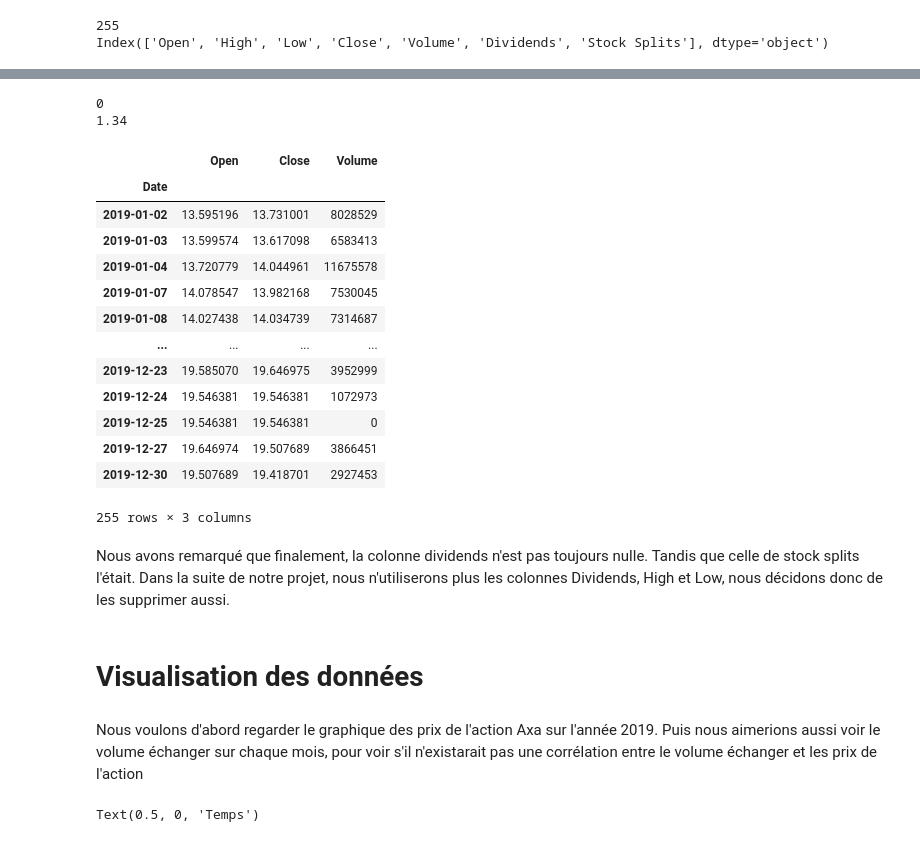
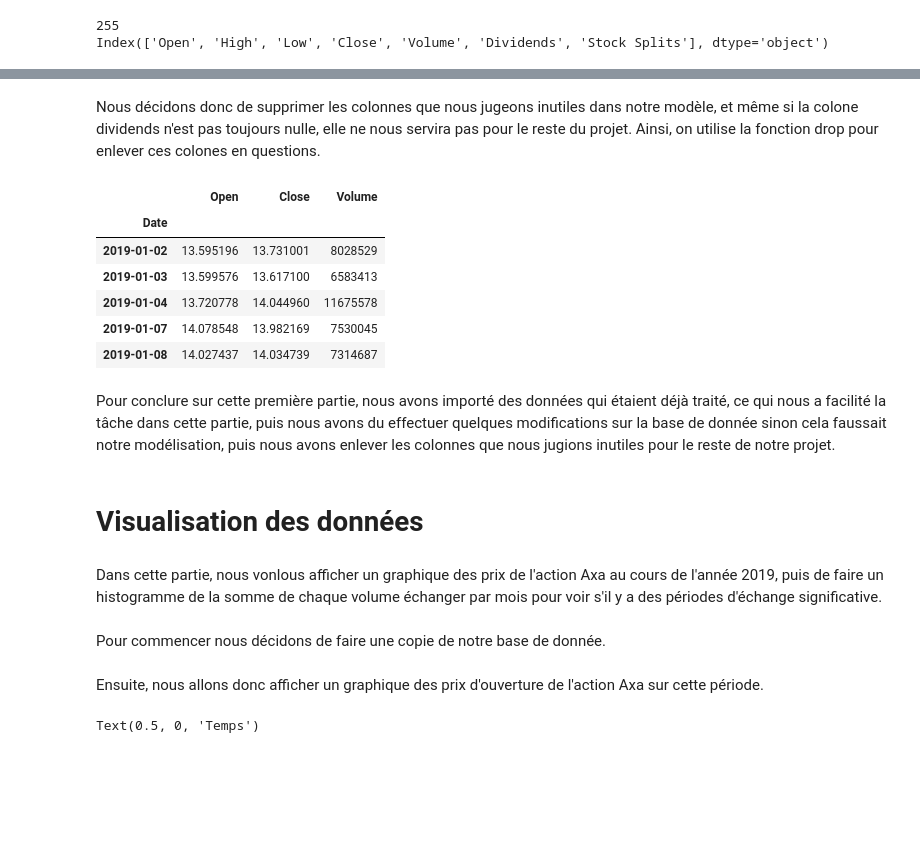
Before and after one commit to antoinerougier/Projet-Python-pour-la-data-science-, a Jupyter notebook: ProjetPython_v20221216.ipynb, the cells around one changed output, grey strips where cells are left out. Cells and saved outputs as stored; diff of their text form; code cells hidden in the pictures; blank space fills up the shorter version.

```diff
--- a/ProjetPython_v20221216.ipynb
+++ b/ProjetPython_v20221216.ipynb
@@ -122,30 +136,21 @@ df_init
-# %%
-print(max(df_init['Stock Splits']))
-print(max(df_init['Dividends']))
-
-#On peut donc supprimer la colonne Stock Splits
-df_init = df_init.drop(columns =  ["Low", "High", "Dividends","Stock Splits"])
-df_init
-# %% [output]
-0
-1.34
-|  | Open | Close | Volume |
-| Date |  |  |  |
-| 2019-01-02 | 13.595196 | 13.731001 | 8028529 |
-| 2019-01-03 | 13.599574 | 13.617098 | 6583413 |
-| 2019-01-04 | 13.720779 | 14.044961 | 11675578 |
-| 2019-01-07 | 14.078547 | 13.982168 | 7530045 |
-| 2019-01-08 | 14.027438 | 14.034739 | 7314687 |
-| ... | ... | ... | ... |
-| 2019-12-23 | 19.585070 | 19.646975 | 3952999 |
-| 2019-12-24 | 19.546381 | 19.546381 | 1072973 |
-| 2019-12-25 | 19.546381 | 19.546381 | 0 |
-| 2019-12-27 | 19.646974 | 19.507689 | 3866451 |
-| 2019-12-30 | 19.507689 | 19.418701 | 2927453 |
-255 rows × 3 columns
-# %% [markdown]
-Nous avons remarqué que finalement, la colonne dividends n'est pas toujours nulle. Tandis que celle de stock splits l'était. Dans la suite de notre projet, nous n'utiliserons plus les colonnes Dividends, High et Low, nous décidons donc de les supprimer aussi.
+# %% [markdown]
+Nous décidons donc de supprimer les colonnes que nous jugeons inutiles dans notre modèle, et même si la colone dividends n'est pas toujours nulle, elle ne nous servira pas pour le reste du projet. Ainsi, on utilise la fonction drop pour enlever ces colones en questions.
+# %%
+df_init = df_init.drop(columns =  ["Low", "High", "Dividends","Stock Splits"])
+df_init.head()
+# %% [output]
+|  | Open | Close | Volume |
+| Date |  |  |  |
+| 2019-01-02 | 13.595196 | 13.731001 | 8028529 |
+| 2019-01-03 | 13.599576 | 13.617100 | 6583413 |
+| 2019-01-04 | 13.720778 | 14.044960 | 11675578 |
+| 2019-01-07 | 14.078548 | 13.982169 | 7530045 |
+| 2019-01-08 | 14.027437 | 14.034739 | 7314687 |
+# %% [markdown]
+Pour conclure sur cette première partie, nous avons importé des données qui étaient déjà traité, ce qui nous a facilité la tâche dans cette partie, puis nous avons du effectuer quelques modifications sur la base de donnée sinon cela faussait notre modélisation, puis nous avons enlever les colonnes que nous jugions inutiles pour le reste de notre projet.
 # %% [markdown]
 # Visualisation des données
 # %% [markdown]
-Nous voulons d'abord regarder le graphique des prix de l'action Axa sur l'année 2019. Puis nous aimerions aussi voir le volume échanger sur chaque mois, pour voir s'il n'existarait pas une corrélation entre le volume échanger et les prix de l'action
+Dans cette partie, nous vonlous afficher un graphique des prix de l'action Axa au cours de l'année 2019, puis de faire un histogramme de la somme de chaque volume échanger par mois pour voir s'il y a des périodes d'échange significative.
+# %% [markdown]
+Pour commencer nous décidons de faire une copie de notre base de donnée.
@@ -152 +159,3 @@ Nous voulons d'abord regarder le graphique des prix de l'action Axa sur l'année
+# %% [markdown]
+Ensuite, nous allons donc afficher un graphique des prix d'ouverture de l'action Axa sur cette période.
 # %%
```
Also changed, not shown: parts of 20 cells of this notebook.
